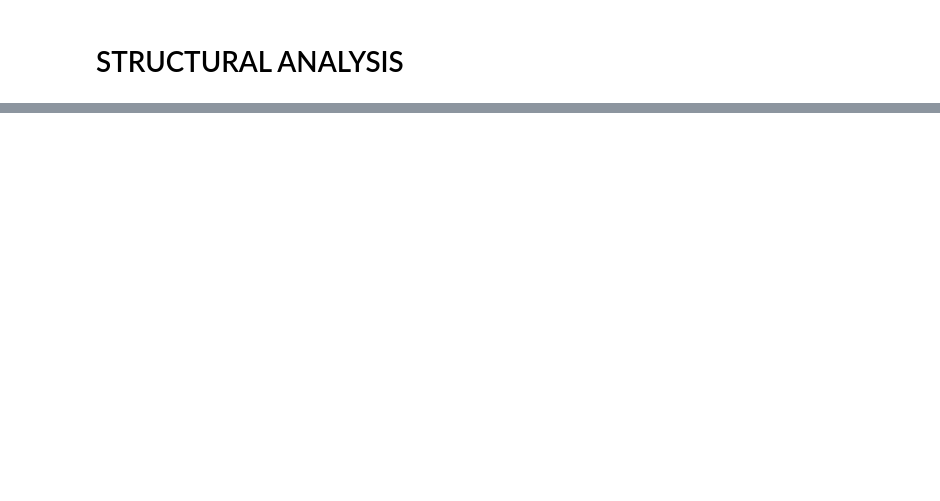
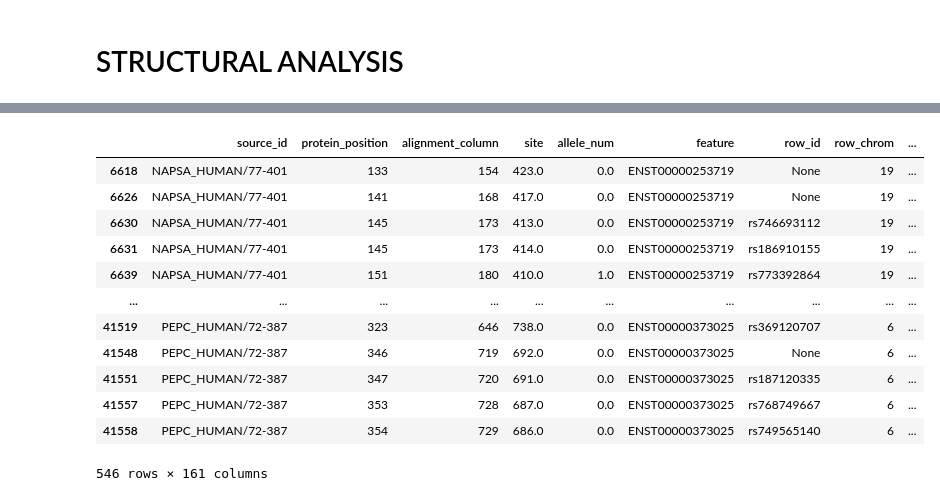
Before and after one commit to AdamTMartin1/Aspartyl_Protease, a Jupyter notebook: Python/working.ipynb, the cells around one changed output, grey strips where cells are left out. Cells and saved outputs as stored; diff of their text form; code cells hidden in the pictures; blank space fills up the shorter version.

```diff
--- a/Python/working.ipynb
+++ b/Python/working.ipynb
@@ -1131,6 +2,0 @@ import matplotlib.patches as mpatches
-# %%
-variant_table = pd.read_pickle("/homes/2414054/varalign_folder/Altered_Alignment/Changing_Alignment/Uniprot_Annotated_Alignment127_PFAM.sto_variants.p.gz") # VARIANT TABLE
-aln_in = "/homes/2414054/varalign_folder/Altered_Alignment/Changing_Alignment/Alignment127_PFAM.sto" # MSA
-#aln_in = r"C:\Users\Adam Martin\OneDrive - University of Dundee\Honours Project\Jalview and Chimera using the alignment from PF00026 first from linux\Uniprot_Sequences_For_Alignment_To_Allow_VarAlign_TO\Uniprot_Annotated_Alignment127_PFAM.sto"
-
-aln_fmt = "stockholm" # MSA FORMAT
@@ -1998,0 +81,17 @@ missense_variants_df
+# %%
+# This calculates the consequence sequences for the alignemnt. Selecting only columns with human sequence occupancy > 50%
+def get_cons_cols(aln_in, fmt_in, t = 0.50): #returns the columns with a relative occupancy greater than a threshold
+    """
+    """
+    from Bio import AlignIO
+    # Read the alignment
+    alignment = AlignIO.read(aln_in, 'stockholm')
+    human_indices = [i for i, seq_record in enumerate(alignment) if 'HUMAN' in seq_record.id]
+    # Find positions with human residues in the alignment
+    human_positions = [position + 1 for position in range(alignment.get_alignment_length()) if any(alignment[seq_index, position] != '-' for seq_index in human_indices)]
+    # Print the positions with human residues
+    print("Positions with human residues:", human_positions)
+    print("Length:", len(human_positions))
+    return human_positions
+human_cons_cols = get_cons_cols(r'C:\Users\Adam Martin\OneDrive - University of Dundee\Honours Project\Jalview and Chimera using the alignment from PF00026 first from linux\Uniprot_Sequences_For_Alignment_To_Allow_VarAlign_TO\Uniprot_Annotated_Alignment127_PFAM.sto', 'stockholm') # GETS CONSENSUS COLUMNS FROM MSA (OCCUPANCY > 0.5)
+print(human_cons_cols)
@@ -1998,0 +238,34 @@ missense_variants_df
+# %%
+# Reads in pickle file from VarAlign output, containing all Varaint Information
+variant_table = pd.read_pickle(r'C:\Users\Adam Martin\OneDrive - University of Dundee\Honours Project\231006a-AM-honours-project-aps\varalign-data-PF00026\pickles\PF00026.22_swissprot.sto_variants.p.gz')
+aln_in = r"C:\\Users\\Adam Martin\\OneDrive - University of Dundee\\Honours Project\\231006a-AM-honours-project-aps\\varalign-data-PF00026\\alignemnt\\PF00026.22_swissprot.sto" # MSA
+aln_fmt = "stockholm" # MSA FORMAT
+# %%
+# Formats the the table into only human consensus sequences with human occupancy on >50%
+def format_variant_table(df, col_mask, vep_mask = ["missense_variant"], tab_format = "gnomad"):
+    df_filt = df.copy(deep = True)
+    df_filt.reset_index(inplace=True)
+    if tab_format == "gnomad":
+        df_filt.columns = [' '.join(col).strip() for col in df_filt.columns.tolist()]
+    df_filt.columns = [col.lower().replace(" ", "_") for col in df_filt.columns.tolist()]
+    df_filt = df_filt[df_filt.source_id.str.contains("HUMAN")]
+    df_filt = df_filt.dropna(subset=["vep_consequence"])
+    df_filt = df_filt[df_filt.vep_consequence.isin(vep_mask) ]
+    df_filt = df_filt[df_filt.alignment_column.isin(col_mask)]
+    return df_filt
+human_missense_variants = format_variant_table(variant_table, human_cons_cols) # GET ONLY MISSENSE VARIANTS ROWS
+human_missense_variants
+# %% [output]
+|  | source_id | protein_position | alignment_column | site | allele_num | feature | row_id | row_chrom | ... |
+| 6618 | NAPSA_HUMAN/77-401 | 133 | 154 | 423.0 | 0.0 | ENST00000253719 | None | 19 | ... |
+| 6626 | NAPSA_HUMAN/77-401 | 141 | 168 | 417.0 | 0.0 | ENST00000253719 | None | 19 | ... |
+| 6630 | NAPSA_HUMAN/77-401 | 145 | 173 | 413.0 | 0.0 | ENST00000253719 | rs746693112 | 19 | ... |
+| 6631 | NAPSA_HUMAN/77-401 | 145 | 173 | 414.0 | 0.0 | ENST00000253719 | rs186910155 | 19 | ... |
+| 6639 | NAPSA_HUMAN/77-401 | 151 | 180 | 410.0 | 1.0 | ENST00000253719 | rs773392864 | 19 | ... |
+| ... | ... | ... | ... | ... | ... | ... | ... | ... | ... |
+| 41519 | PEPC_HUMAN/72-387 | 323 | 646 | 738.0 | 0.0 | ENST00000373025 | rs369120707 | 6 | ... |
+| 41548 | PEPC_HUMAN/72-387 | 346 | 719 | 692.0 | 0.0 | ENST00000373025 | None | 6 | ... |
+| 41551 | PEPC_HUMAN/72-387 | 347 | 720 | 691.0 | 0.0 | ENST00000373025 | rs187120335 | 6 | ... |
+| 41557 | PEPC_HUMAN/72-387 | 353 | 728 | 687.0 | 0.0 | ENST00000373025 | rs768749667 | 6 | ... |
+| 41558 | PEPC_HUMAN/72-387 | 354 | 729 | 686.0 | 0.0 | ENST00000373025 | rs749565140 | 6 | ... |
+546 rows × 161 columns
```
Also changed, not shown: parts of 89 cells of this notebook, 1 other file.
